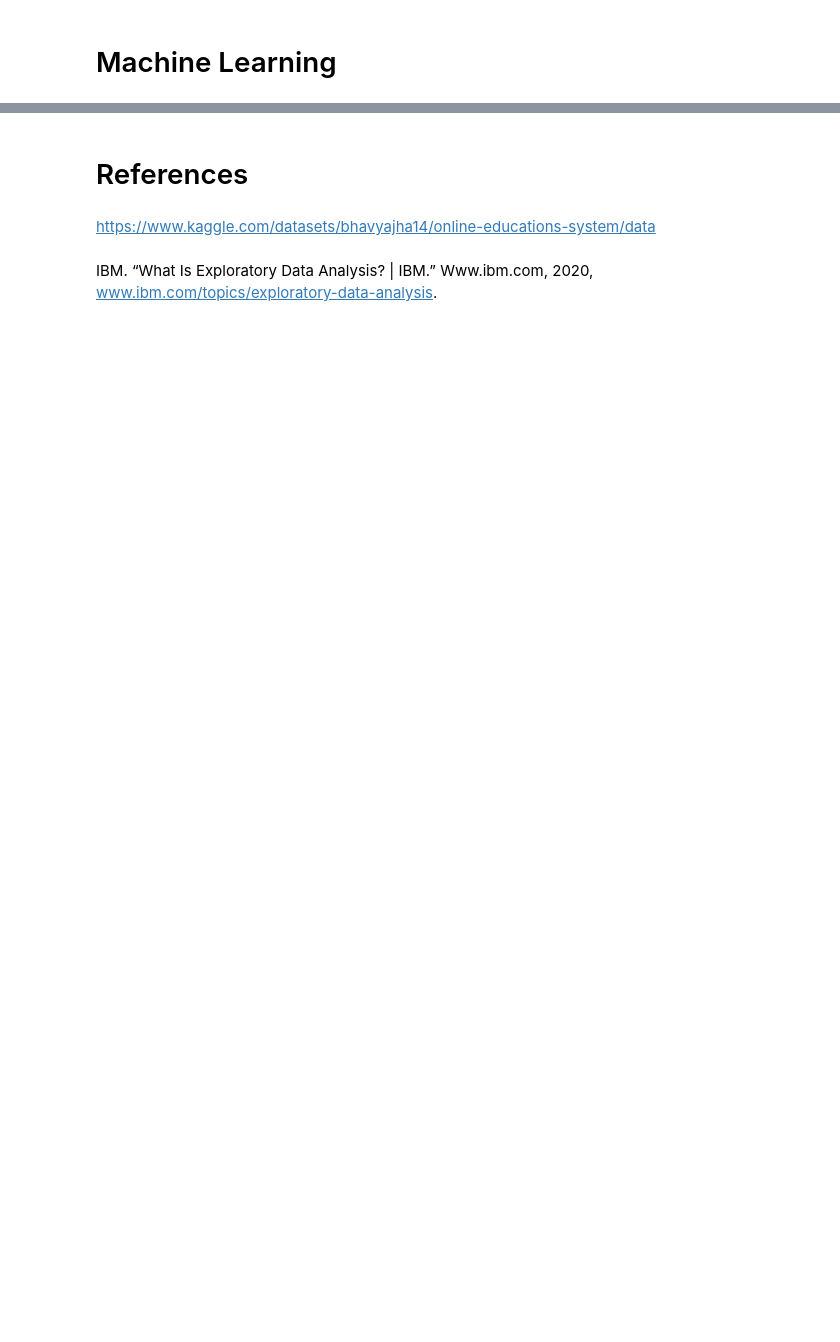
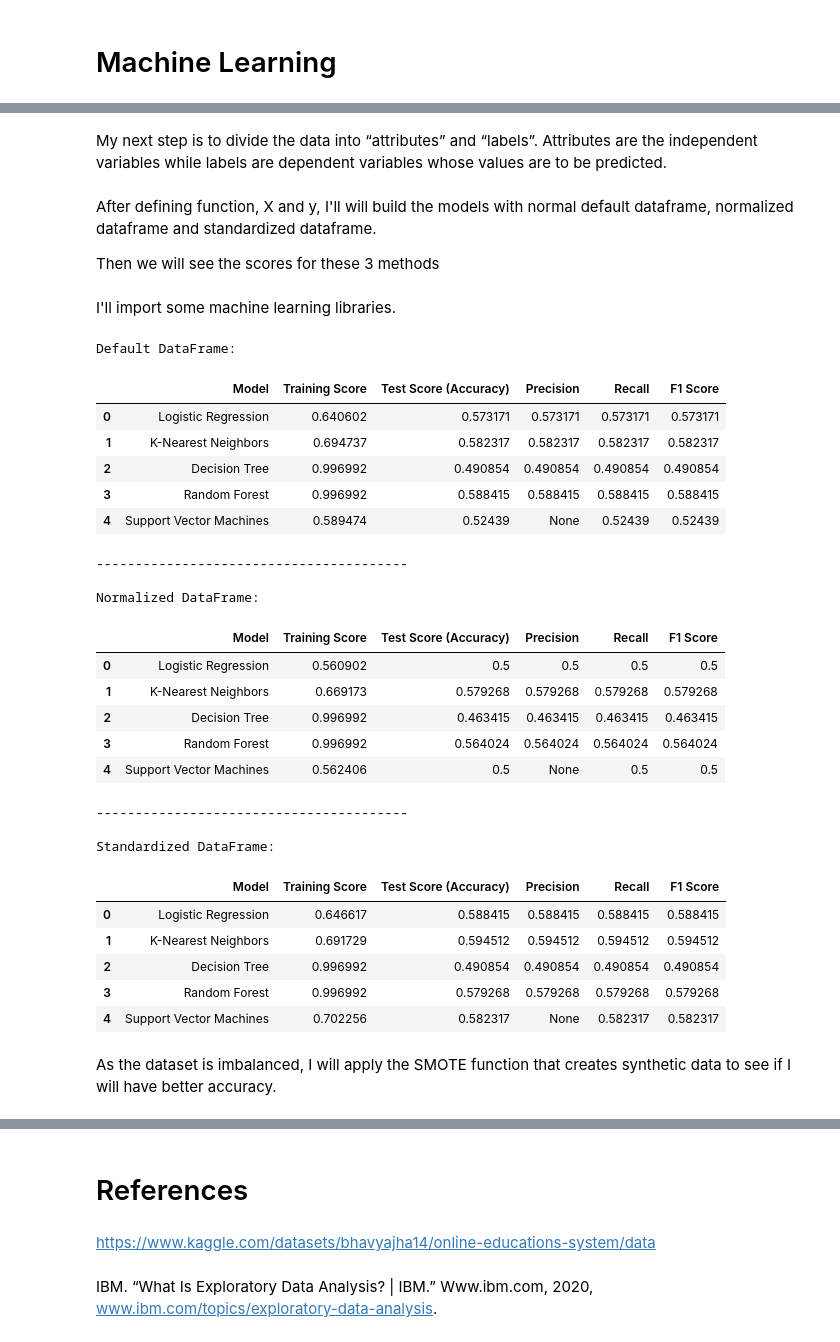
Before and after one commit to FroelichGiovana/CA1---Machine-Learning---Giovana-Froelich, a Jupyter notebook: CA1 - Giovana Froelich.ipynb, the cells around one changed output, grey strips where cells are left out. Saved outputs shown, nothing was run; the diff lists cells and outputs as text; code cells hidden in the pictures; blank space fills up the shorter version.

```diff
--- a/CA1 - Giovana Froelich.ipynb
+++ b/CA1 - Giovana Froelich.ipynb
@@ -613,2 +388,0 @@ print(lr.coef_)
-# %%
-y_pred = lr.predict(X_test)
@@ -620,13 +388,0 @@ y_pred = lr.predict(X_test)
-# %%
-# Create a decision tree classifier with a maximum depth of 3 for easy display later on
-# Try changing the max_depth to see what happens
-FlexibilityPredictor = DecisionTreeClassifier(max_depth=20)
-
-# Train the model on the one hot encoded data
-FlexibilityPredictor.fit(X_train, y_train)
-
-# Let's plot the tree to see what it looks like!
-plt.figure(figsize=(50,30))
-tree.plot_tree(FlexibilityPredictor,filled=True)
-
-plt.show()
@@ -632,0 +396,3 @@ plt.show()
+# %%
+normalizer = Normalizer()
+X_normalized = pd.DataFrame(normalizer.fit_transform(df_1.drop('Level of Satisfaction', axis=1)), columns=df_1.columns[:-1])
@@ -632,0 +401,3 @@ plt.show()
+# %%
+scaler = StandardScaler()
+X_scaled = pd.DataFrame(scaler.fit_transform(df_1.drop('Level of Satisfaction', axis=1)), columns=df_1.columns[:-1])
@@ -632,0 +448,4 @@ plt.show()
+# %% [markdown]
+My next step is to divide the data into “attributes” and “labels”.
+Attributes are the independent variables while labels are dependent variables whose values
+are to be predicted.
@@ -632,0 +455,6 @@ plt.show()
+# %% [markdown]
+After defining function, X and y, I'll will build the models with normal default dataframe, normalized dataframe and standardized dataframe.
+
+Then we will see the scores for these 3 methods
+# %% [markdown]
+I'll import some machine learning libraries.
@@ -632,0 +468,37 @@ plt.show()
+# %%
+print("Default DataFrame:")
+display(model_comparison(X, y))
+print('-'*40)
+print("\nNormalized DataFrame:")
+display(model_comparison(X_normalized, y))
+print('-'*40)
+print("\nStandardized DataFrame:")
+display(model_comparison(X_scaled, y))
+# %% [output]
+Default DataFrame:
+|  | Model | Training Score | Test Score (Accuracy) | Precision | Recall | F1 Score |
+| 0 | Logistic Regression | 0.640602 | 0.573171 | 0.573171 | 0.573171 | 0.573171 |
+| 1 | K-Nearest Neighbors | 0.694737 | 0.582317 | 0.582317 | 0.582317 | 0.582317 |
+| 2 | Decision Tree | 0.996992 | 0.490854 | 0.490854 | 0.490854 | 0.490854 |
+| 3 | Random Forest | 0.996992 | 0.588415 | 0.588415 | 0.588415 | 0.588415 |
+| 4 | Support Vector Machines | 0.589474 | 0.52439 | None | 0.52439 | 0.52439 |
+----------------------------------------
+
+Normalized DataFrame:
+|  | Model | Training Score | Test Score (Accuracy) | Precision | Recall | F1 Score |
+| 0 | Logistic Regression | 0.560902 | 0.5 | 0.5 | 0.5 | 0.5 |
+| 1 | K-Nearest Neighbors | 0.669173 | 0.579268 | 0.579268 | 0.579268 | 0.579268 |
+| 2 | Decision Tree | 0.996992 | 0.463415 | 0.463415 | 0.463415 | 0.463415 |
+| 3 | Random Forest | 0.996992 | 0.564024 | 0.564024 | 0.564024 | 0.564024 |
+| 4 | Support Vector Machines | 0.562406 | 0.5 | None | 0.5 | 0.5 |
+----------------------------------------
+
+Standardized DataFrame:
+|  | Model | Training Score | Test Score (Accuracy) | Precision | Recall | F1 Score |
+| 0 | Logistic Regression | 0.646617 | 0.588415 | 0.588415 | 0.588415 | 0.588415 |
+| 1 | K-Nearest Neighbors | 0.691729 | 0.594512 | 0.594512 | 0.594512 | 0.594512 |
+| 2 | Decision Tree | 0.996992 | 0.490854 | 0.490854 | 0.490854 | 0.490854 |
+| 3 | Random Forest | 0.996992 | 0.579268 | 0.579268 | 0.579268 | 0.579268 |
+| 4 | Support Vector Machines | 0.702256 | 0.582317 | None | 0.582317 | 0.582317 |
+# %% [markdown]
+As the dataset is imbalanced, I will apply the SMOTE function that creates synthetic data to see if I will have better accuracy.
```
Also changed, not shown: parts of 76 cells of this notebook.
